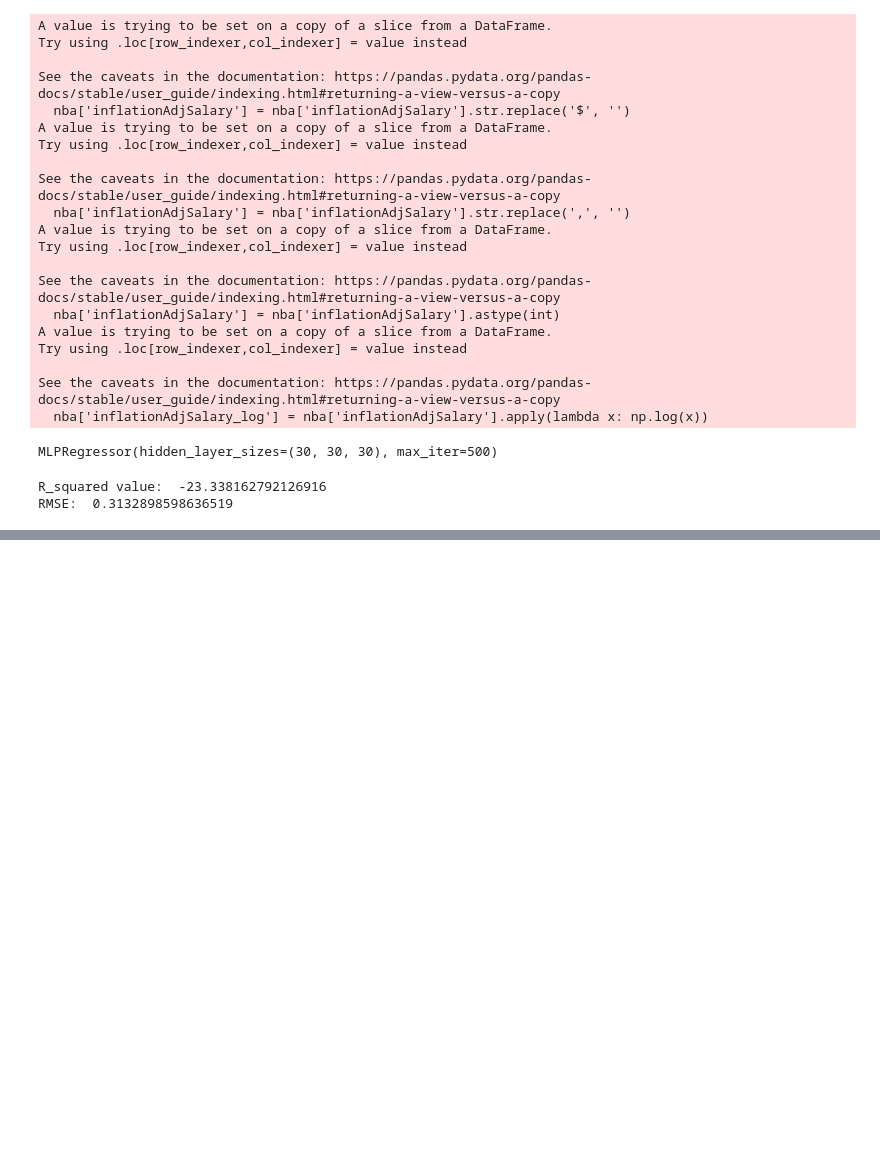
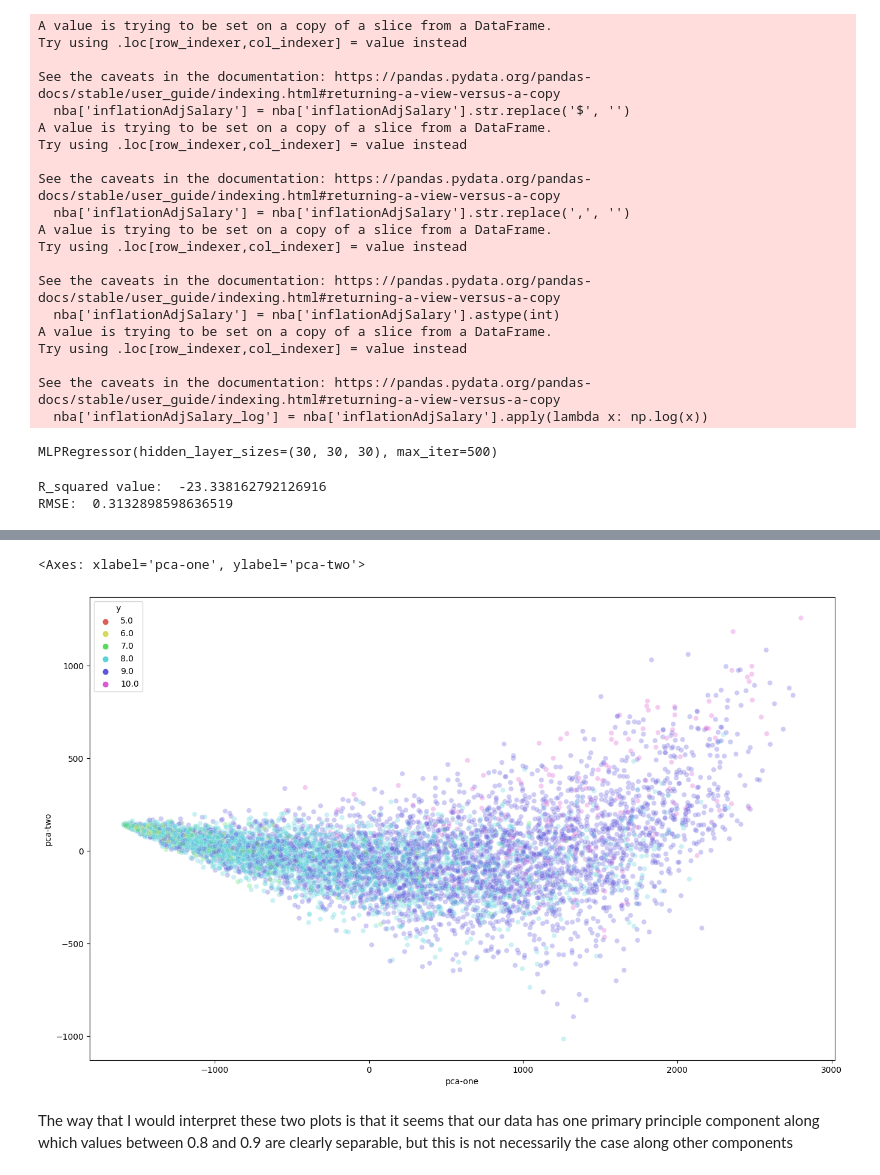
Before and after one commit to RiyaAg/EECS-545---Predicting-NBA-Player-s-Salary, a Jupyter notebook: Neural_Network.ipynb, the cells around one changed output, grey strips where cells are left out. Saved outputs shown, nothing was run; the diff lists cells and outputs as text; code cells hidden in the pictures; blank space fills up the shorter version.

```diff
--- a/Neural_Network.ipynb
+++ b/Neural_Network.ipynb
@@ -88,0 +85,22 @@ sns.scatterplot(
+# %%
+from sklearn.decomposition import PCA
+
+pca = PCA(n_components=2)
+pca_result = pca.fit_transform(X)
+df_subset['pca-one'] = pca_result[:,0]
+df_subset['pca-two'] = pca_result[:,1]
+# %%
+plt.figure(figsize=(16,10))
+sns.scatterplot(
+    x="pca-one", y="pca-two",
+    hue="y",
+    palette=sns.color_palette("hls", 6),
+    data=df_subset,
+    legend="full",
+    alpha=0.3
+)
+# %% [output]
+<Axes: xlabel='pca-one', ylabel='pca-two'>
+[figure, added]
+# %% [markdown]
+The way that I would interpret these two plots is that it seems that our data has one primary principle component along which values between 0.8 and 0.9 are clearly separable, but this is not necessarily the case along other components
```
Also changed, not shown: parts of 4 cells of this notebook.
